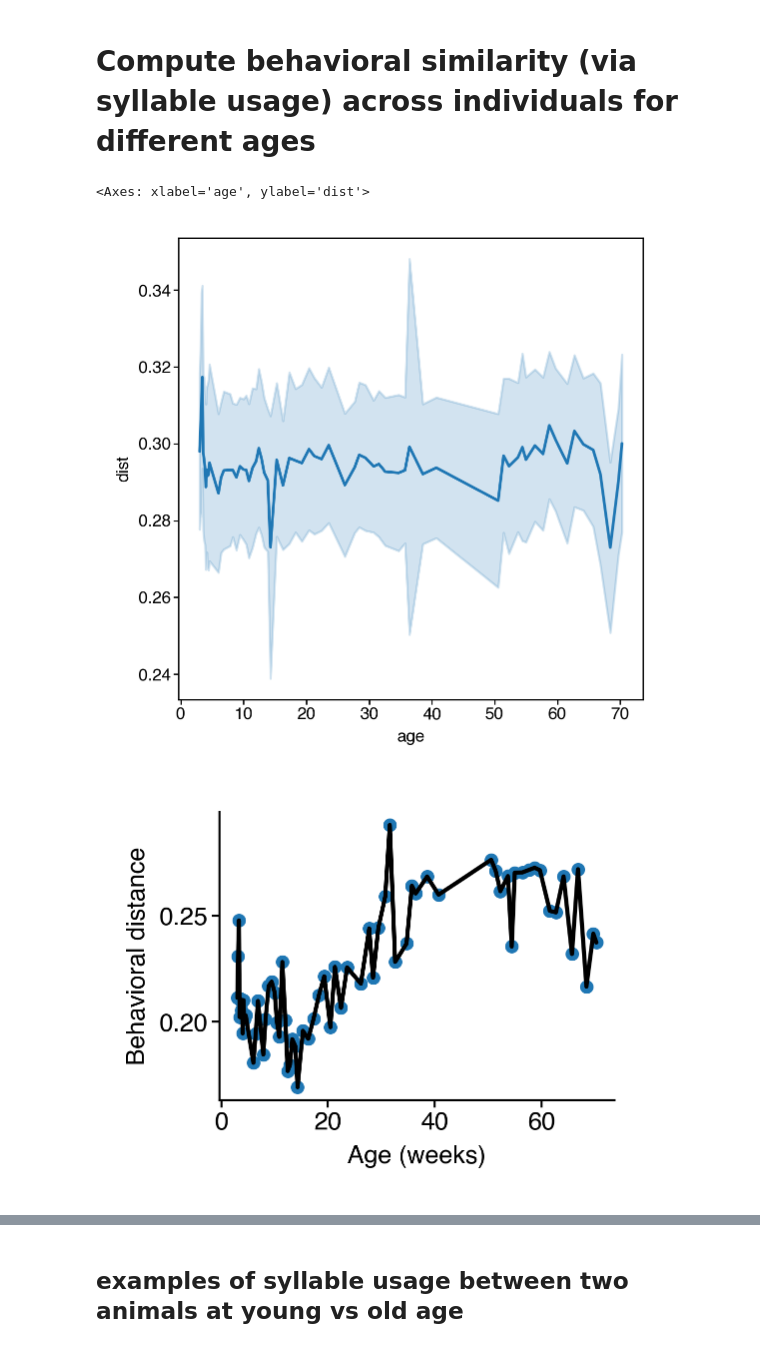
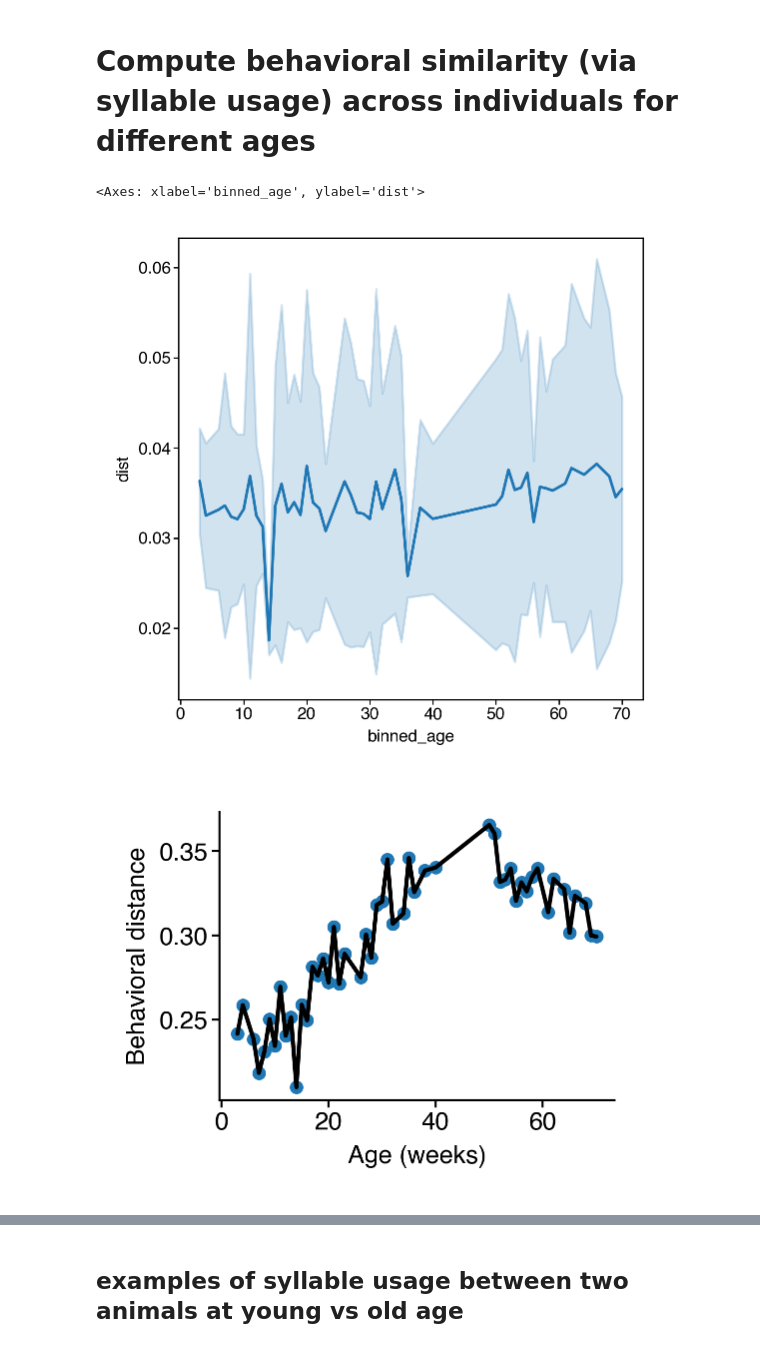
Before and after one commit to dattalab/ontogeny-of-behavior, a Jupyter notebook: notebooks/figures/win/fig6-beh-distance-across-age.ipynb, the cells around one changed output, grey strips where cells are left out. Saved outputs shown, nothing was run; the diff lists cells and outputs as text; code cells hidden in the pictures.

```diff
--- a/notebooks/figures/win/fig6-beh-distance-across-age.ipynb
+++ b/notebooks/figures/win/fig6-beh-distance-across-age.ipynb
@@ -36,0 +25,9 @@ binned_ages = df.groupby(['binned_age', 'mouse', 'cage']).mean()
+# %%
+weeks = (ages * 7) // 7
+# %%
+# n_bins = 67
+# lbls, bins = pd.cut(ages, n_bins, labels=False, retbins=True)
+# df['binned_age'] = lbls
+
+df['binned_age'] = weeks
+binned_ages = df.groupby(['binned_age', 'mouse'], observed=True).mean(numeric_only=True)
@@ -38,15 +37,14 @@ binned_ages = df.groupby(['binned_age', 'mouse', 'cage']).mean()
 def shuffle_mouse_age(df):
     '''df parameter corresponds to all mice at a certain age/age bin'''
     df = df.reset_index()
-    df['age'] = df.groupby('mouse')['age'].sample(frac=1).to_numpy()
+    df['binned_age'] = df.groupby('mouse')['binned_age'].sample(frac=1).to_numpy()
     return df.set_index(index)
 # %%
 shuff_dists = []
 n_shuffs = 100
 for i in range(n_shuffs):
     shuff_df = shuffle_mouse_age(df)
-    dists = shuff_df.groupby('age').apply(partial(pdist, metric='jensenshannon'))
-    dists.index = dists.index / 7
+    dists = shuff_df.groupby('binned_age').apply(partial(pdist, metric='jensenshannon'))
     avg_dist = dists.apply(lambda x: x.mean())
     avg_dist.name = i
     shuff_dists.append(avg_dist)
@@ -55,24 +53,23 @@ shuff_dists.index.name = 'shuffle'
 # %%
 shuff_df = shuff_dists.reset_index().melt(id_vars='shuffle', value_name='dist')
 # %%
-sns.lineplot(data=shuff_df, x='age', y='dist', errorbar='sd')
+sns.lineplot(data=shuff_df, x='binned_age', y='dist', errorbar='sd')
 # %% [output]
-<Axes: xlabel='age', ylabel='dist'>
+<Axes: xlabel='binned_age', ylabel='dist'>
-[figure, old version]
+[figure, new version]
 # %%
-dists = df.groupby('age').apply(partial(pdist, metric='jensenshannon'))
-dists.index = dists.index / 7
+dists = df.set_index(index).groupby('binned_age').apply(partial(pdist, metric='jensenshannon'))
 avg_dist = dists.apply(lambda x: x.mean())
 avg_dist.name = 'dist'
 
 fig = figure(1.7, 1.25)
 ax = avg_dist.plot(c='k', lw=1)
-ax = pd.DataFrame(avg_dist).reset_index().plot(kind='scatter', x='age', y='dist', ax=ax, s=6)
+ax = pd.DataFrame(avg_dist).reset_index().plot(kind='scatter', x='binned_age', y='dist', ax=ax, s=6)
 ax.set(xlabel="Age (weeks)", ylabel="Behavioral distance")
 sns.despine()
 # saver(fig, 'jsd-
 # %% [output]
-[figure, old version]
+[figure, new version]
 # %%
 def shuffle_binned_mouse_age(df):
     '''df parameter corresponds to all mice at a certain age/age bin'''
```
Also changed, not shown: parts of 21 cells of this notebook, 8 other files.
